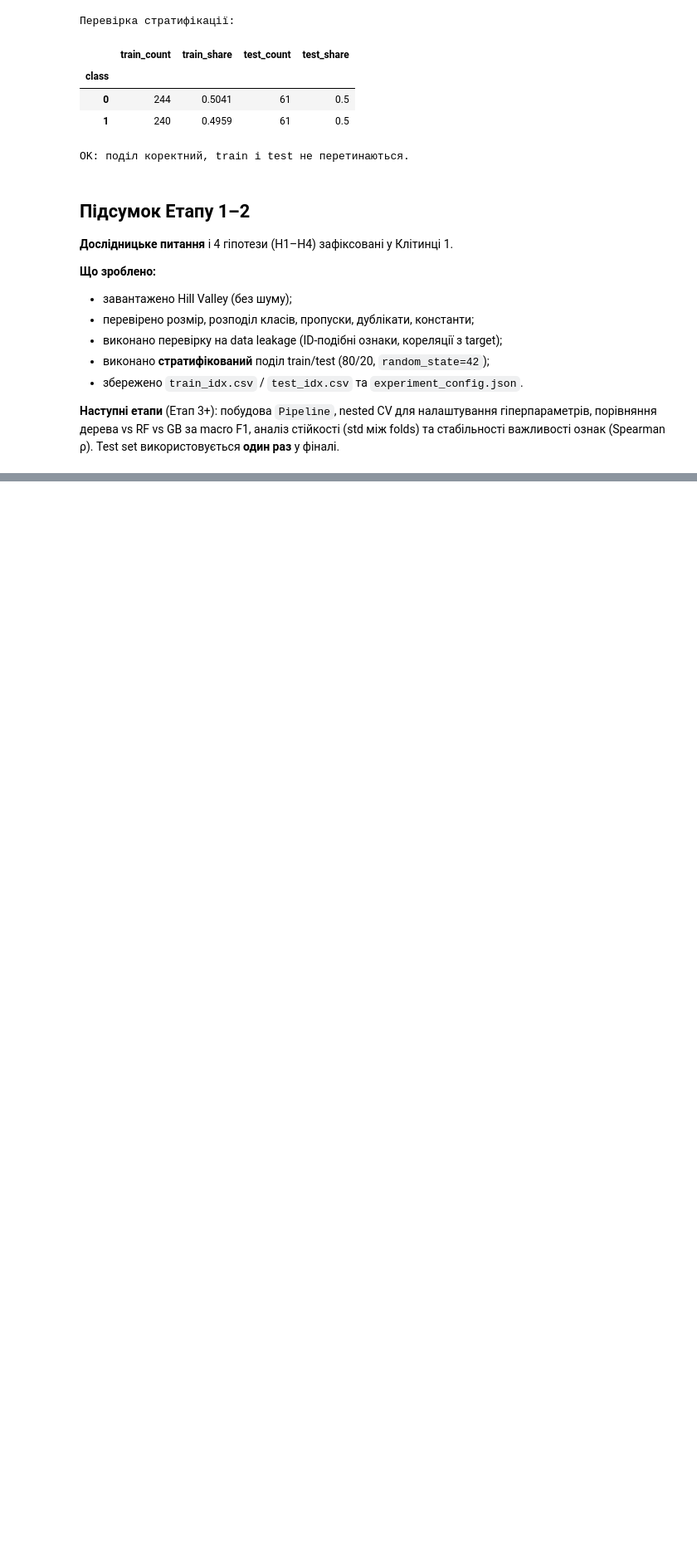
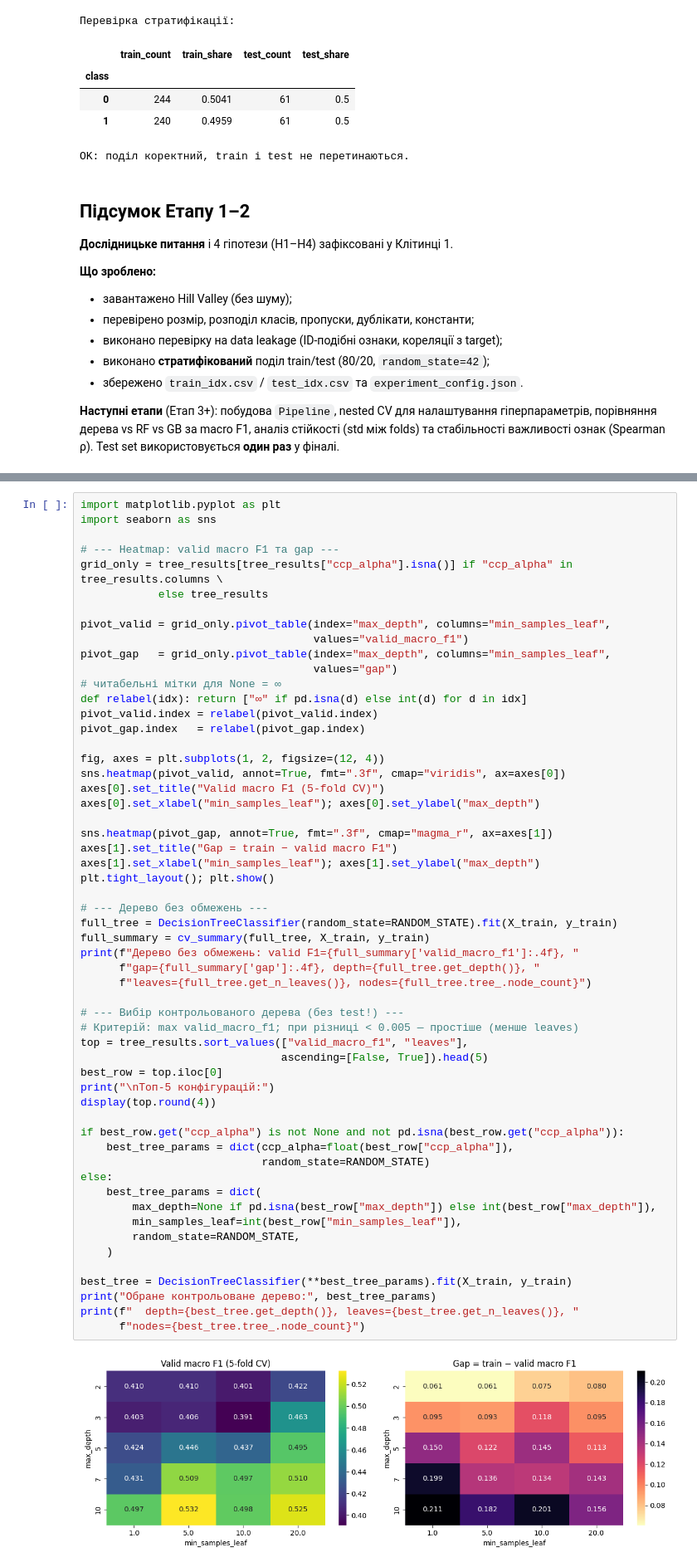
Before and after one commit to Yaroslav071315/machine-learning-course-volovnyk, a Jupyter notebook: lab04/notebook/lab04.ipynb, the cells around one changed output, grey strips where cells are left out. Shown at 83% size. Drawn from its saved outputs; the diff is of its cells as text; blank space fills up the shorter version.

```diff
--- a/lab04/notebook/lab04.ipynb
+++ b/lab04/notebook/lab04.ipynb
@@ -216,0 +329,58 @@ OK: поділ коректний, train і test не перетинаються
+# %%
+import matplotlib.pyplot as plt
+import seaborn as sns
+
+# --- Heatmap: valid macro F1 та gap ---
+grid_only = tree_results[tree_results["ccp_alpha"].isna()] if "ccp_alpha" in tree_results.columns \
+            else tree_results
+
+pivot_valid = grid_only.pivot_table(index="max_depth", columns="min_samples_leaf",
+                                    values="valid_macro_f1")
+pivot_gap   = grid_only.pivot_table(index="max_depth", columns="min_samples_leaf",
+                                    values="gap")
+# читабельні мітки для None = ∞
+def relabel(idx): return ["∞" if pd.isna(d) else int(d) for d in idx]
+pivot_valid.index = relabel(pivot_valid.index)
+pivot_gap.index   = relabel(pivot_gap.index)
+
+fig, axes = plt.subplots(1, 2, figsize=(12, 4))
+sns.heatmap(pivot_valid, annot=True, fmt=".3f", cmap="viridis", ax=axes[0])
+axes[0].set_title("Valid macro F1 (5-fold CV)")
+axes[0].set_xlabel("min_samples_leaf"); axes[0].set_ylabel("max_depth")
+
+sns.heatmap(pivot_gap, annot=True, fmt=".3f", cmap="magma_r", ax=axes[1])
+axes[1].set_title("Gap = train − valid macro F1")
+axes[1].set_xlabel("min_samples_leaf"); axes[1].set_ylabel("max_depth")
+plt.tight_layout(); plt.show()
+
+# --- Дерево без обмежень ---
+full_tree = DecisionTreeClassifier(random_state=RANDOM_STATE).fit(X_train, y_train)
+full_summary = cv_summary(full_tree, X_train, y_train)
+print(f"Дерево без обмежень: valid F1={full_summary['valid_macro_f1']:.4f}, "
+      f"gap={full_summary['gap']:.4f}, depth={full_tree.get_depth()}, "
+      f"leaves={full_tree.get_n_leaves()}, nodes={full_tree.tree_.node_count}")
+
+# --- Вибір контрольованого дерева (без test!) ---
+# Критерій: max valid_macro_f1; при різниці < 0.005 — простіше (менше leaves)
+top = tree_results.sort_values(["valid_macro_f1", "leaves"],
+                               ascending=[False, True]).head(5)
+best_row = top.iloc[0]
+print("\nТоп-5 конфігурацій:")
+display(top.round(4))
+
+if best_row.get("ccp_alpha") is not None and not pd.isna(best_row.get("ccp_alpha")):
+    best_tree_params = dict(ccp_alpha=float(best_row["ccp_alpha"]),
+                            random_state=RANDOM_STATE)
+else:
+    best_tree_params = dict(
+        max_depth=None if pd.isna(best_row["max_depth"]) else int(best_row["max_depth"]),
+        min_samples_leaf=int(best_row["min_samples_leaf"]),
+        random_state=RANDOM_STATE,
+    )
+
+best_tree = DecisionTreeClassifier(**best_tree_params).fit(X_train, y_train)
+print("Обране контрольоване дерево:", best_tree_params)
+print(f"  depth={best_tree.get_depth()}, leaves={best_tree.get_n_leaves()}, "
+      f"nodes={best_tree.tree_.node_count}")
+# %% [output]
+[figure, added]
```
Also changed, not shown: parts of 6 cells of this notebook, 1 other file.
